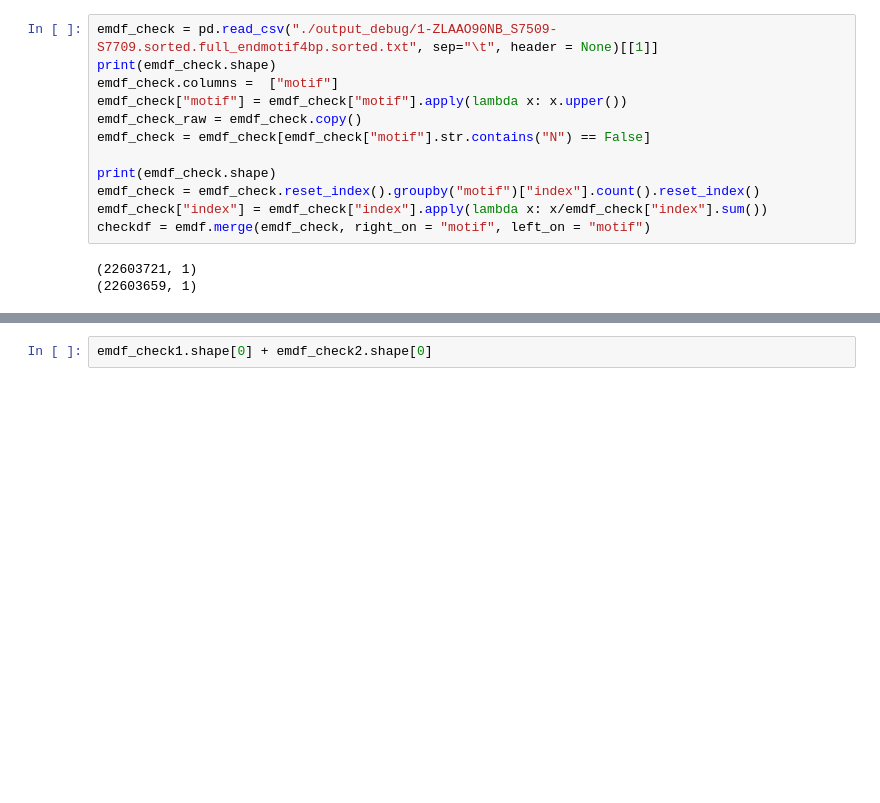
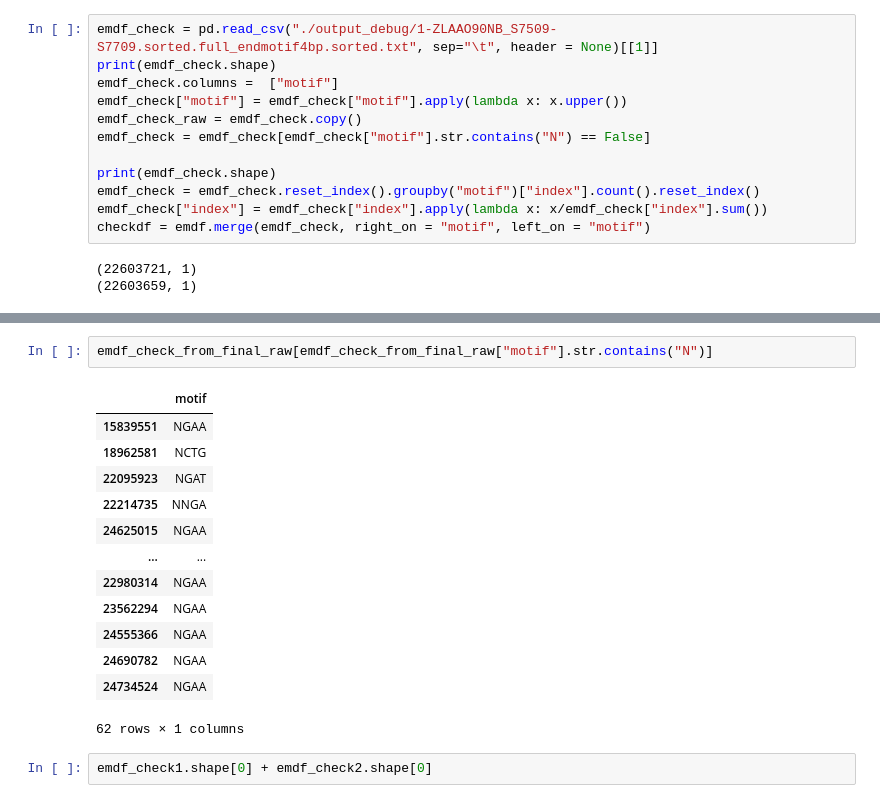
Before and after one commit to hieunguyen4193/ecd_wgs_features, a Jupyter notebook: validate_feature_reproducibility.ipynb, the cells around one changed output, grey strips where cells are left out. Drawn from its saved outputs; the diff is of its cells as text; blank space fills up the shorter version.

```diff
--- a/validate_feature_reproducibility.ipynb
+++ b/validate_feature_reproducibility.ipynb
@@ -108,3 +155,19 @@ emdf_check_from_final_raw.shape
+# %%
+emdf_check_from_final_raw[emdf_check_from_final_raw["motif"].str.contains("N")]
+# %% [output]
+|  | motif |
+| 15839551 | NGAA |
+| 18962581 | NCTG |
+| 22095923 | NGAT |
+| 22214735 | NNGA |
+| 24625015 | NGAA |
+| ... | ... |
+| 22980314 | NGAA |
+| 23562294 | NGAA |
+| 24555366 | NGAA |
+| 24690782 | NGAA |
+| 24734524 | NGAA |
+62 rows × 1 columns
 # %%
 emdf_check1.shape[0] + emdf_check2.shape[0]
 # %% [output]
```
Also changed, not shown: parts of 8 cells of this notebook, 5 other files.
